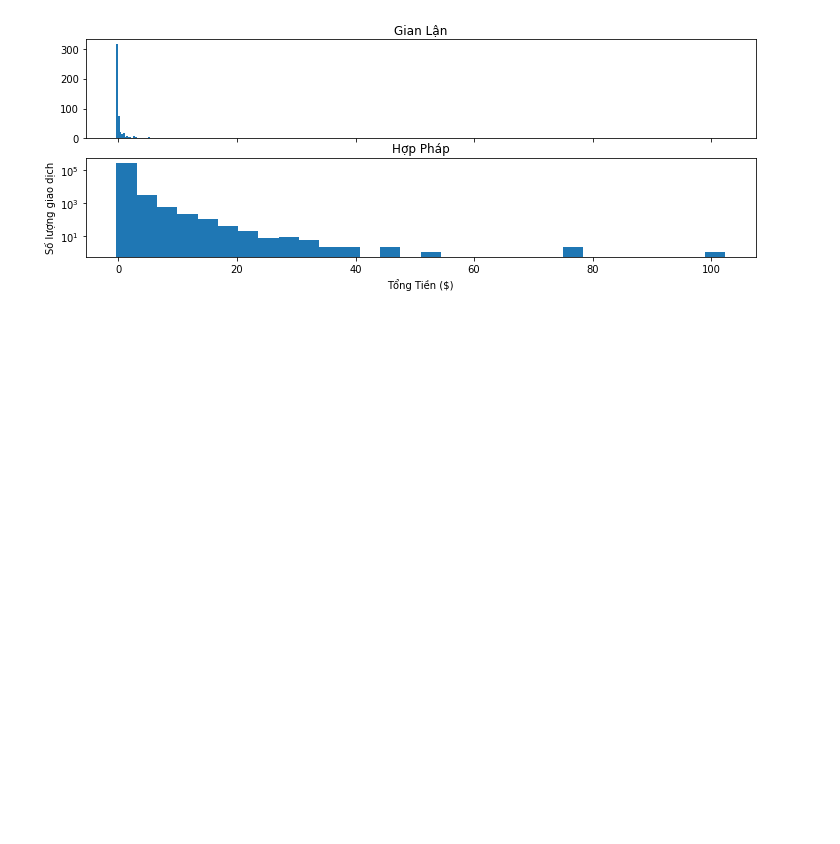
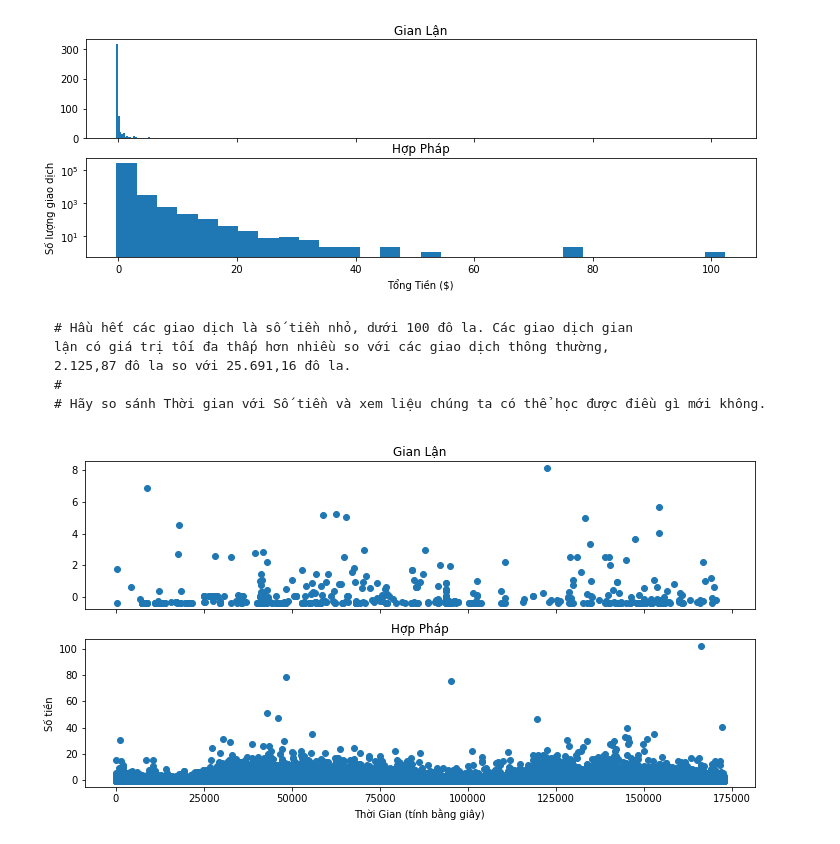
Before and after one commit to PTson2207/CreditCard-FraudModel, a Jupyter notebook: Credit_Card_Fraud_Model.ipynb, the cells around one changed output. Cells and saved outputs as stored; diff of their text form; code cells hidden in the pictures; blank space fills up the shorter version.

```diff
--- a/Credit_Card_Fraud_Model.ipynb
+++ b/Credit_Card_Fraud_Model.ipynb
@@ -486,3 +486,23 @@ plt.yscale('log')
 plt.show()
 # %% [output]
 [figure]
+# %% [markdown]
+    # Hầu hết các giao dịch là số tiền nhỏ, dưới 100 đô la. Các giao dịch gian
+    lận có giá trị tối đa thấp hơn nhiều so với các giao dịch thông thường,
+    2.125,87 đô la so với 25.691,16 đô la.
+    #
+    # Hãy so sánh Thời gian với Số tiền và xem liệu chúng ta có thể học được điều gì mới không.
+# %%
+f, (ax1, ax2) = plt.subplots(2, 1, sharex=True, figsize=(12,6))
+
+ax1.scatter(df.Time[df.Class == 1], df.Amount[df.Class == 1])
+ax1.set_title('Gian Lận')
+
+ax2.scatter(df.Time[df.Class == 0], df.Amount[df.Class == 0])
+ax2.set_title('Hợp Pháp')
+
+plt.xlabel('Thời Gian (tính bằng giây)')
+plt.ylabel('Số tiền')
+plt.show()
+# %% [output]
+[figure, added]
```
